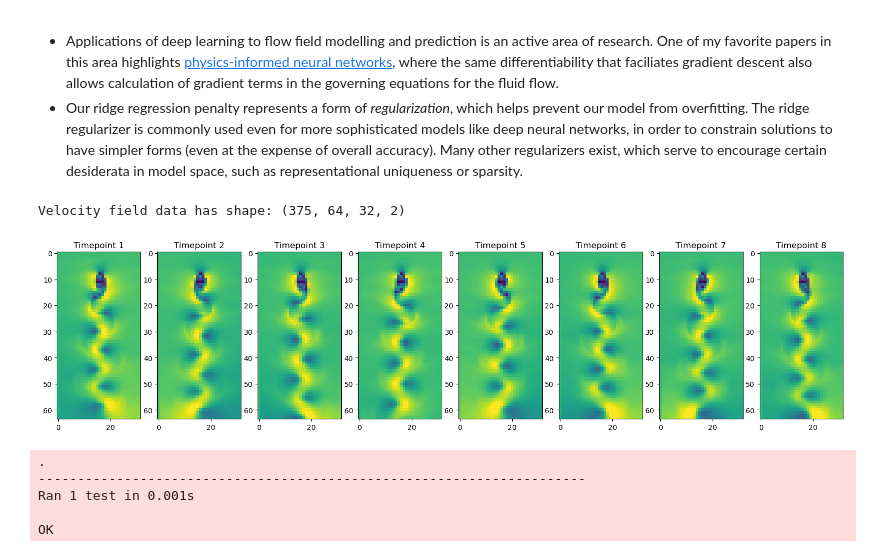
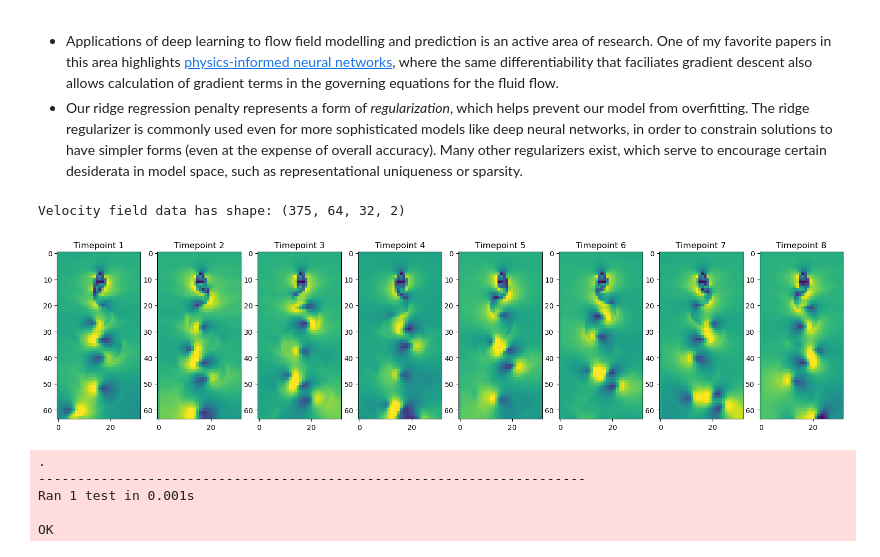
Before and after one commit to ustcer0928/cphyhw, a Jupyter notebook: Homework/forecasting_regression_supervised.ipynb, the cells around one changed output. Saved outputs shown, nothing was run; the diff lists cells and outputs as text; code cells hidden in the pictures.

```diff
--- a/Homework/forecasting_regression_supervised.ipynb
+++ b/Homework/forecasting_regression_supervised.ipynb
@@ -88,33 +88,33 @@ In the case $\lambda = 0$, our problem reduces to the ordinary least-squares (OL
 # %%
 
 ## Load the velocity field data
 
-Re = 300 # Reynolds number, change this to 300, 600, 900, 1200
+Re = 600 # Reynolds number, change this to 300, 600, 900, 1200
 
 # Load the two-dimensional velocity field data. Data is stored in a 4D numpy array,
 # where the first dimension is the time index, the second and third dimensions are the
 # x and y coordinates, and the fourth dimension is the velocity components (ux or uv).
 vfield = np.load(
     f"E:\\von_karman_street\\vortex_street_velocities_Re_{Re}_largefile.npz",
     allow_pickle=True
 )
 # downsample the data for faster training
 vfield = vfield[::8, ::4, ::4]
 print("Velocity field data has shape: {}".format(vfield.shape))
 
 # Compute the velocity magnitude
 vfield_mag = np.sqrt(vfield[..., 0]**2 + vfield[..., 1]**2)
 
 n_tpts = vfield.shape[0]
 plt.figure(figsize=(20, 10))
 for i in range(8):
     plt.subplot(1, 8, i+1)
     v_vals = vfield_mag[n_tpts // 8 * i]
     plt.imshow(v_vals, cmap="viridis", vmin=0, vmax=np.percentile(v_vals, 99))
     plt.title("Timepoint {}".format(i + 1))
 # %% [output]
 Velocity field data has shape: (375, 64, 32, 2)
-[figure, old version]
+[figure, new version]
 # %%
 class ForecastingDataset:
     """
```
Also changed, not shown: parts of 3 cells of this notebook.
